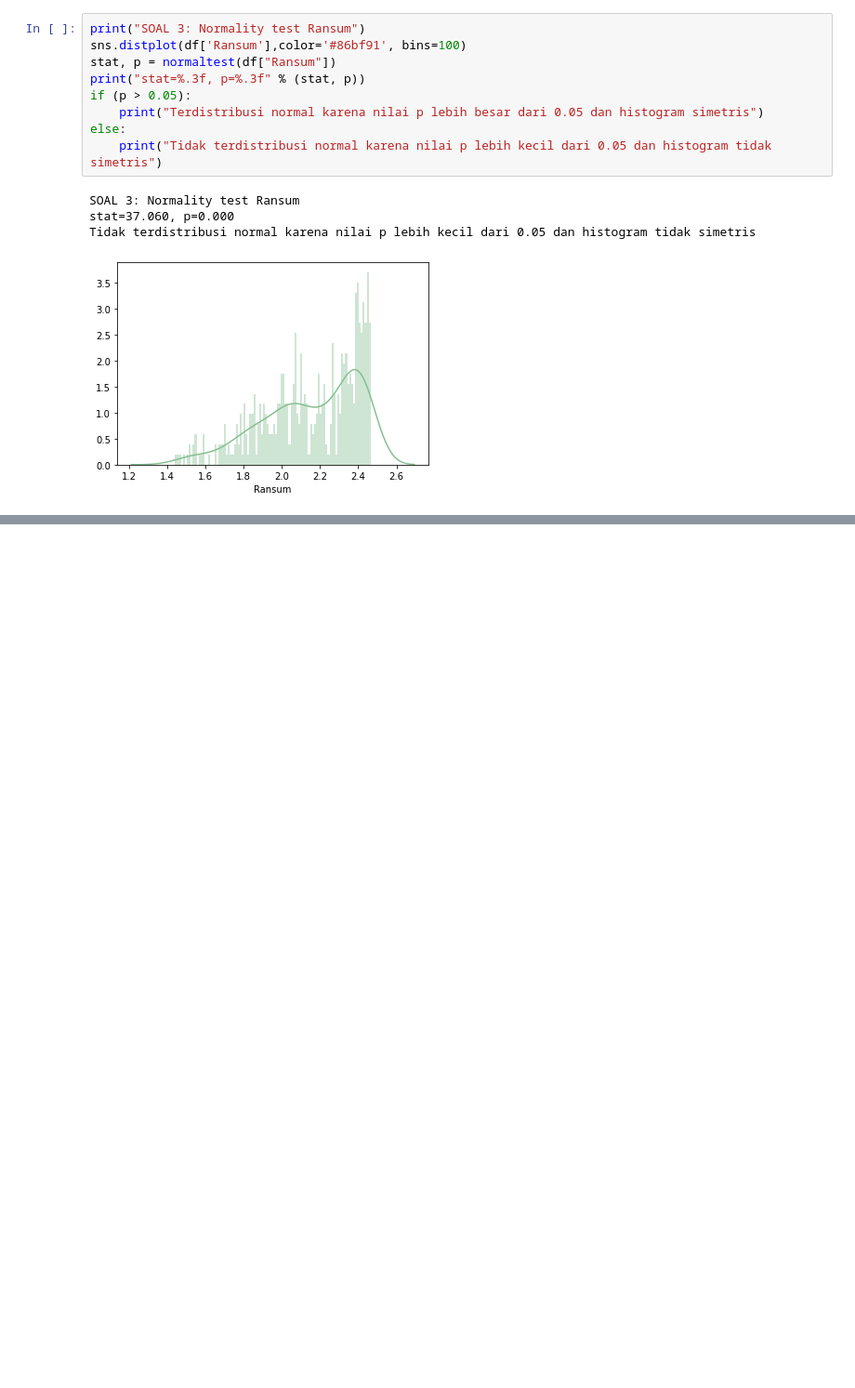
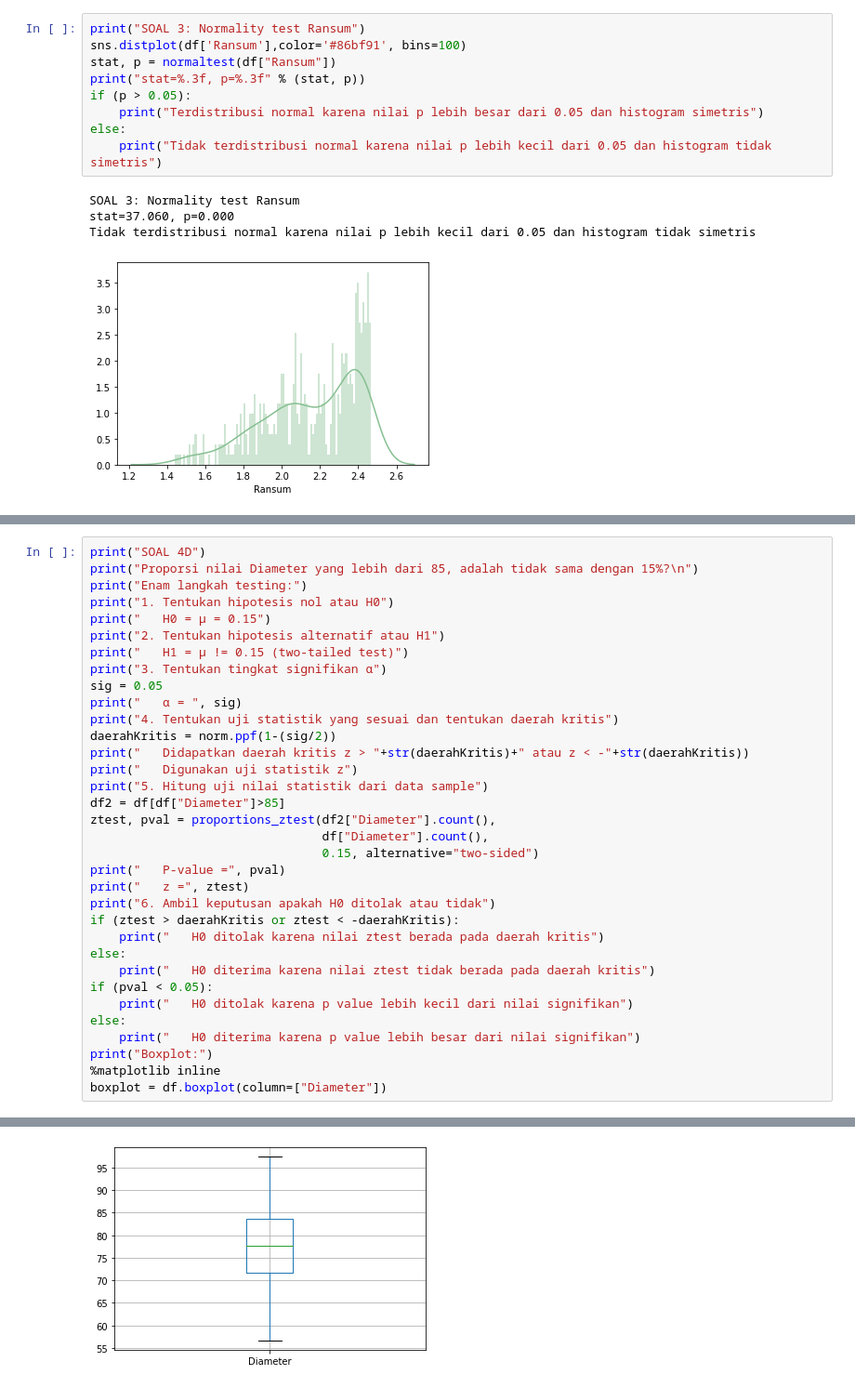
Before and after one commit to giovaniagst/TubesProbstat, a Jupyter notebook: FileTubes.ipynb, the cells around one changed output, grey strips where cells are left out. Shown: that part at 93% size. Cells and saved outputs as stored; diff of their text form; blank space fills up the shorter version.

```diff
--- a/FileTubes.ipynb
+++ b/FileTubes.ipynb
@@ -1272,0 +679,35 @@ Ransum berkorelasi sangat kuat negatif dengan kelas
+# %%
+print("SOAL 4D")
+print("Proporsi nilai Diameter yang lebih dari 85, adalah tidak sama dengan 15%?\n")
+print("Enam langkah testing:")
+print("1. Tentukan hipotesis nol atau H0")
+print("   H0 = μ = 0.15")
+print("2. Tentukan hipotesis alternatif atau H1")
+print("   H1 = μ != 0.15 (two-tailed test)")
+print("3. Tentukan tingkat signifikan α")
+sig = 0.05
+print("   α = ", sig)
+print("4. Tentukan uji statistik yang sesuai dan tentukan daerah kritis")
+daerahKritis = norm.ppf(1-(sig/2))
+print("   Didapatkan daerah kritis z > "+str(daerahKritis)+" atau z < -"+str(daerahKritis))
+print("   Digunakan uji statistik z")
+print("5. Hitung uji nilai statistik dari data sample")
+df2 = df[df["Diameter"]>85]
+ztest, pval = proportions_ztest(df2["Diameter"].count(),
+                                df["Diameter"].count(),
+                                0.15, alternative="two-sided")
+print("   P-value =", pval)
+print("   z =", ztest)
+print("6. Ambil keputusan apakah H0 ditolak atau tidak")
+if (ztest > daerahKritis or ztest < -daerahKritis):
+    print("   H0 ditolak karena nilai ztest berada pada daerah kritis")
+else:
+    print("   H0 diterima karena nilai ztest tidak berada pada daerah kritis")
+if (pval < 0.05):
+    print("   H0 ditolak karena p value lebih kecil dari nilai signifikan")
+else:
+    print("   H0 diterima karena p value lebih besar dari nilai signifikan")
+print("Boxplot:")
+%matplotlib inline
+boxplot = df.boxplot(column=["Diameter"])
+# %% [output]
@@ -1272,0 +734 @@ Ransum berkorelasi sangat kuat negatif dengan kelas
+[figure, added]
```
Also changed, not shown: parts of 53 cells of this notebook.
